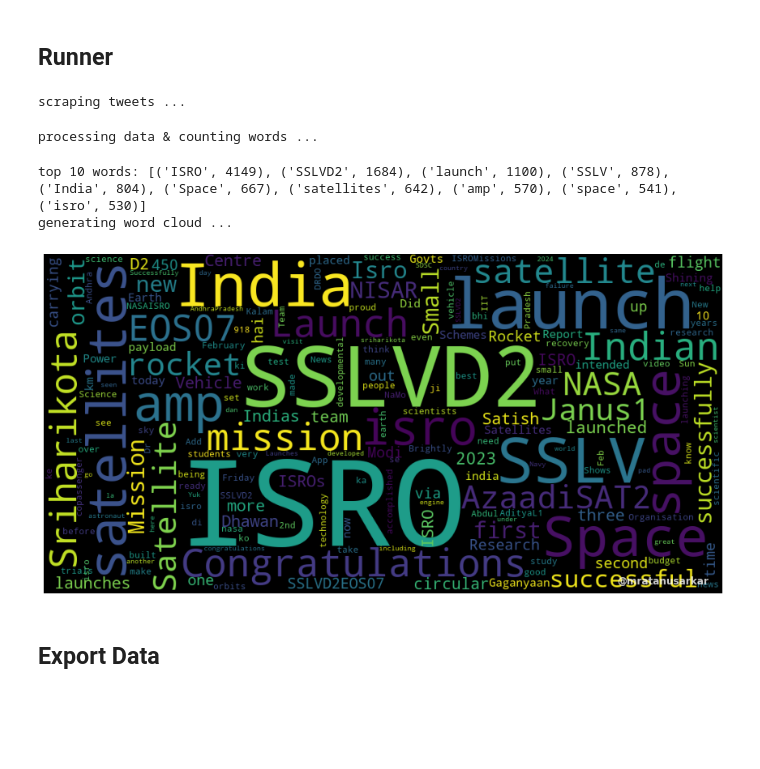
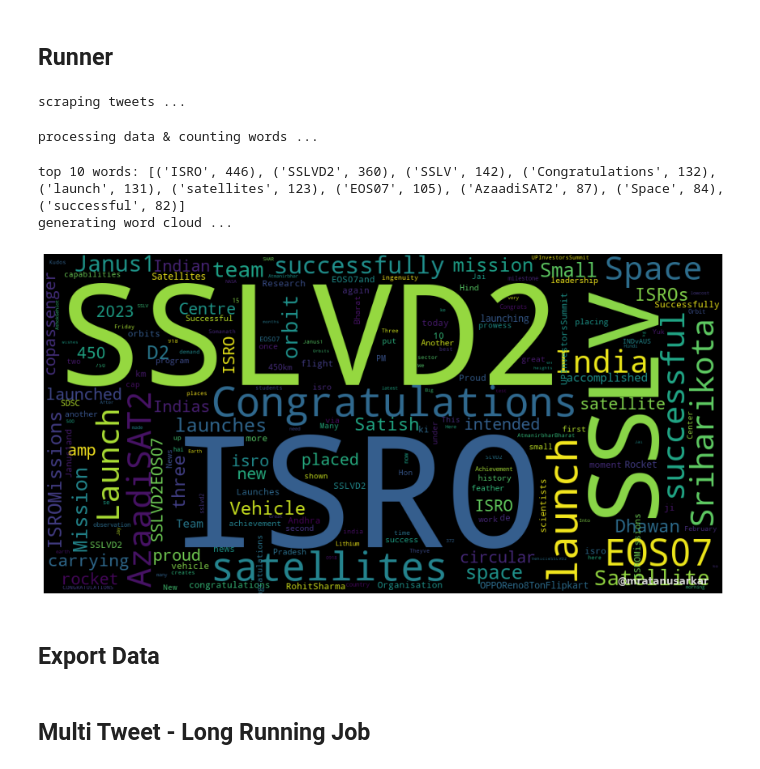
Before and after one commit to mratanusarkar/twitter-sentiment-analysis, a Jupyter notebook: Notebooks/Tweet_Analysis_and_Inference.ipynb, the cells around one changed output. Saved outputs shown, nothing was run; the diff lists cells and outputs as text; code cells hidden in the pictures; blank space fills up the shorter version.

```diff
--- a/Notebooks/Tweet_Analysis_and_Inference.ipynb
+++ b/Notebooks/Tweet_Analysis_and_Inference.ipynb
@@ -186,19 +213,19 @@ def generate_word_cloud(rawData: pd.DataFrame, force_exclude_words=[]):
 # %%
 # set parameters
 topic_title = 'SSLVD2'
 query = 'ISRO OR #SSLVD2 OR #ISRO'
-limit = 10_000
+limit = 1000
 exclude_words = []
 
 # scrape tweets and generate wordcloud
 rawData = get_tweets(query, limit)
 plt_fig = generate_word_cloud(rawData, exclude_words)
 # %% [output]
 scraping tweets ...
 processing data & counting words ...
-top 10 words: [('ISRO', 4149), ('SSLVD2', 1684), ('launch', 1100), ('SSLV', 878), ('India', 804), ('Space', 667), ('satellites', 642), ('amp', 570), ('space', 541), ('isro', 530)]
+top 10 words: [('ISRO', 446), ('SSLVD2', 360), ('SSLV', 142), ('Congratulations', 132), ('launch', 131), ('satellites', 123), ('EOS07', 105), ('AzaadiSAT2', 87), ('Space', 84), ('successful', 82)]
 generating word cloud ...
-[figure, old version]
+[figure, new version]
 # %% [markdown]
 ## Export Data
 # %%
@@ -209,3 +236,5 @@ rawData.to_parquet(topic_title + ".parquet")
 # %%
 # Save Word Cloud
 plt_fig.savefig(topic_title + ".png", bbox_inches='tight', dpi=300)
+# %% [markdown]
+## Multi Tweet - Long Running Job
```
Also changed, not shown: parts of 7 cells of this notebook.
